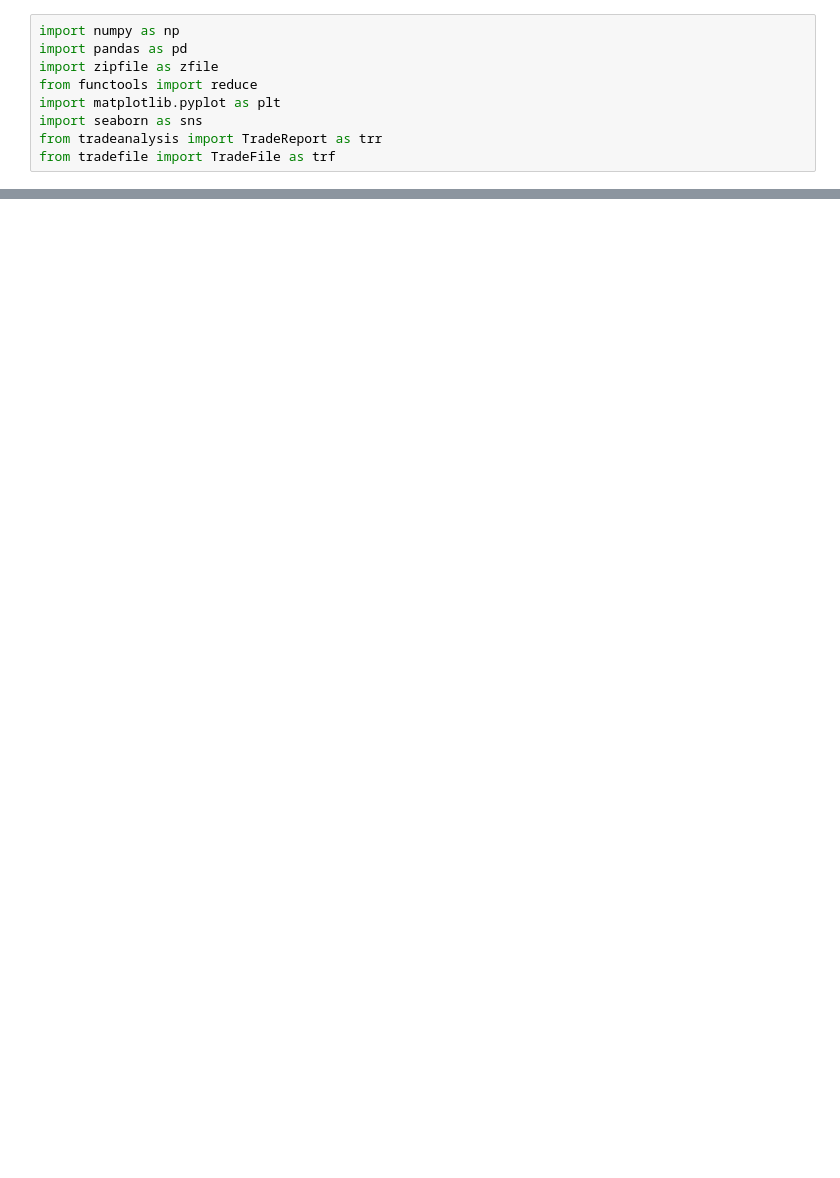
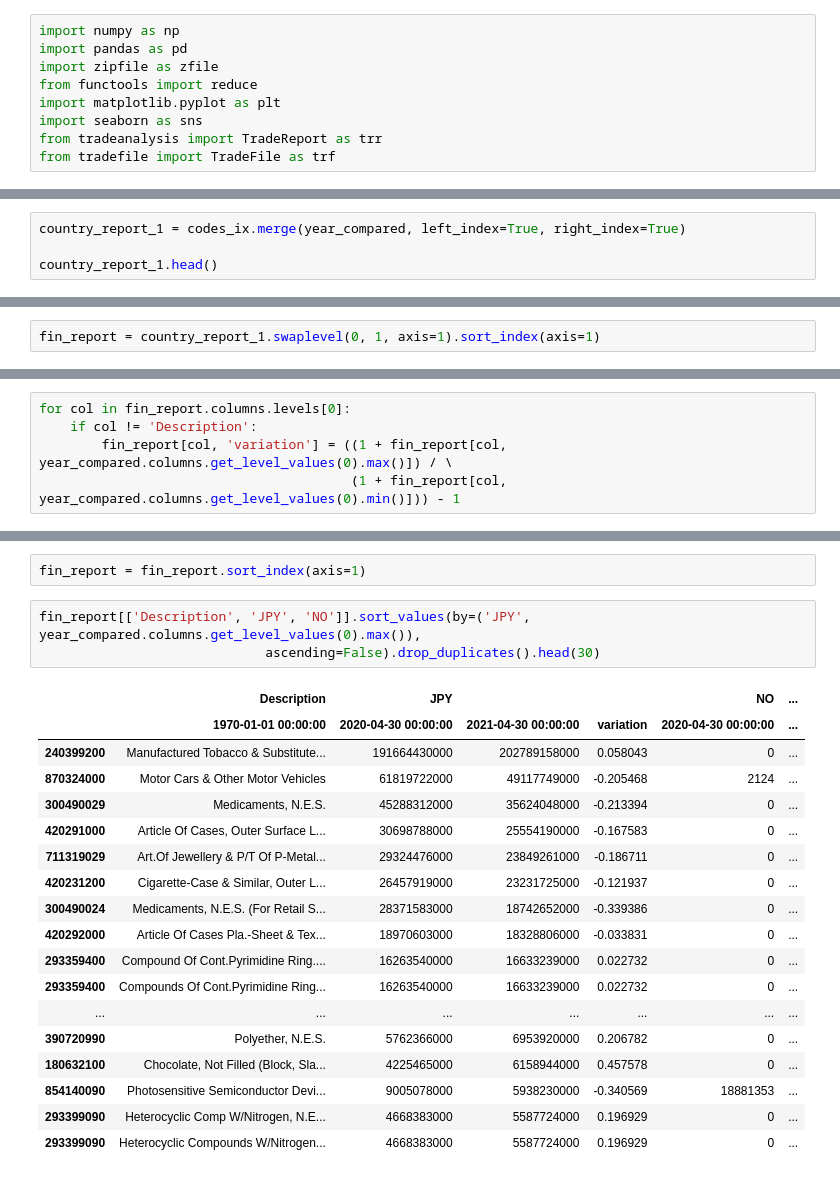
Before and after one commit to liapunov/JapanTrade, a Jupyter notebook: src/japantrade/Trade data analysis.ipynb, the cells around one changed output, grey strips where cells are left out. Cells and saved outputs as stored; diff of their text form; blank space fills up the shorter version.

```diff
--- a/src/japantrade/Trade data analysis.ipynb
+++ b/src/japantrade/Trade data analysis.ipynb
@@ -101,0 +121,4 @@ df.head(10)
+# %%
+country_report_1 = codes_ix.merge(year_compared, left_index=True, right_index=True)
+
+country_report_1.head()
@@ -101,0 +148,2 @@ df.head(10)
+# %%
+fin_report = country_report_1.swaplevel(0, 1, axis=1).sort_index(axis=1)
@@ -101,0 +161,5 @@ df.head(10)
+# %%
+for col in fin_report.columns.levels[0]:
+    if col != 'Description':
+        fin_report[col, 'variation'] = ((1 + fin_report[col, year_compared.columns.get_level_values(0).max()]) / \
+                                        (1 + fin_report[col, year_compared.columns.get_level_values(0).min()])) - 1
@@ -101,0 +184,24 @@ df.head(10)
+# %%
+fin_report = fin_report.sort_index(axis=1)
+# %%
+fin_report[['Description', 'JPY', 'NO']].sort_values(by=('JPY', year_compared.columns.get_level_values(0).max()),
+                             ascending=False).drop_duplicates().head(30)
+# %% [output]
+|  | Description | JPY |  |  | NO | ... |
+|  | 1970-01-01 00:00:00 | 2020-04-30 00:00:00 | 2021-04-30 00:00:00 | variation | 2020-04-30 00:00:00 | ... |
+| 240399200 | Manufactured Tobacco & Substitute... | 191664430000 | 202789158000 | 0.058043 | 0 | ... |
+| 870324000 | Motor Cars & Other Motor Vehicles | 61819722000 | 49117749000 | -0.205468 | 2124 | ... |
+| 300490029 | Medicaments, N.E.S. | 45288312000 | 35624048000 | -0.213394 | 0 | ... |
+| 420291000 | Article Of Cases, Outer Surface L... | 30698788000 | 25554190000 | -0.167583 | 0 | ... |
+| 711319029 | Art.Of Jewellery & P/T Of P-Metal... | 29324476000 | 23849261000 | -0.186711 | 0 | ... |
+| 420231200 | Cigarette-Case & Similar, Outer L... | 26457919000 | 23231725000 | -0.121937 | 0 | ... |
+| 300490024 | Medicaments, N.E.S. (For Retail S... | 28371583000 | 18742652000 | -0.339386 | 0 | ... |
+| 420292000 | Article Of Cases Pla.-Sheet & Tex... | 18970603000 | 18328806000 | -0.033831 | 0 | ... |
+| 293359400 | Compound Of Cont.Pyrimidine Ring.... | 16263540000 | 16633239000 | 0.022732 | 0 | ... |
+| 293359400 | Compounds Of Cont.Pyrimidine Ring... | 16263540000 | 16633239000 | 0.022732 | 0 | ... |
+| ... | ... | ... | ... | ... | ... | ... |
+| 390720990 | Polyether, N.E.S. | 5762366000 | 6953920000 | 0.206782 | 0 | ... |
+| 180632100 | Chocolate, Not Filled (Block, Sla... | 4225465000 | 6158944000 | 0.457578 | 0 | ... |
+| 854140090 | Photosensitive Semiconductor Devi... | 9005078000 | 5938230000 | -0.340569 | 18881353 | ... |
+| 293399090 | Heterocyclic Comp W/Nitrogen, N.E... | 4668383000 | 5587724000 | 0.196929 | 0 | ... |
+| 293399090 | Heterocyclic Compounds W/Nitrogen... | 4668383000 | 5587724000 | 0.196929 | 0 | ... |
```
Also changed, not shown: parts of 29 cells of this notebook, 6 other files.
